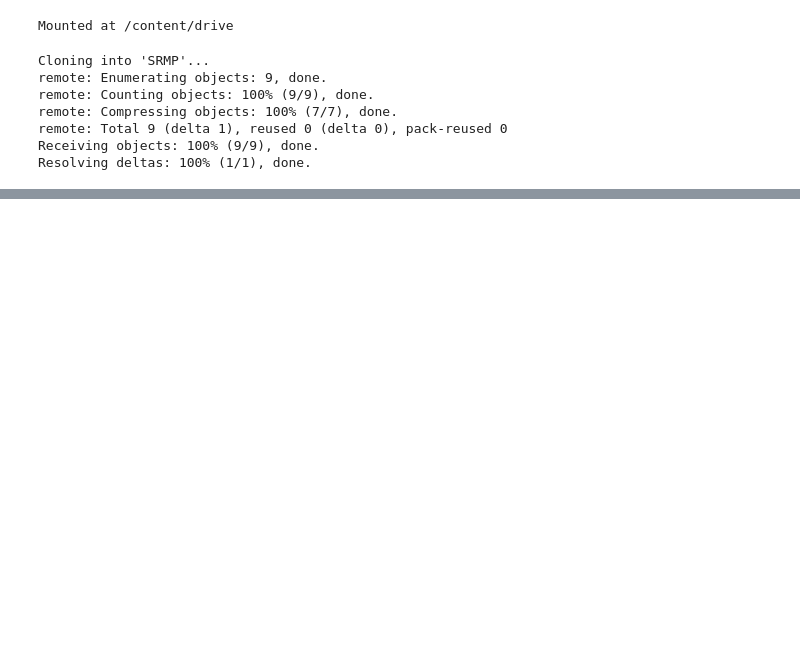
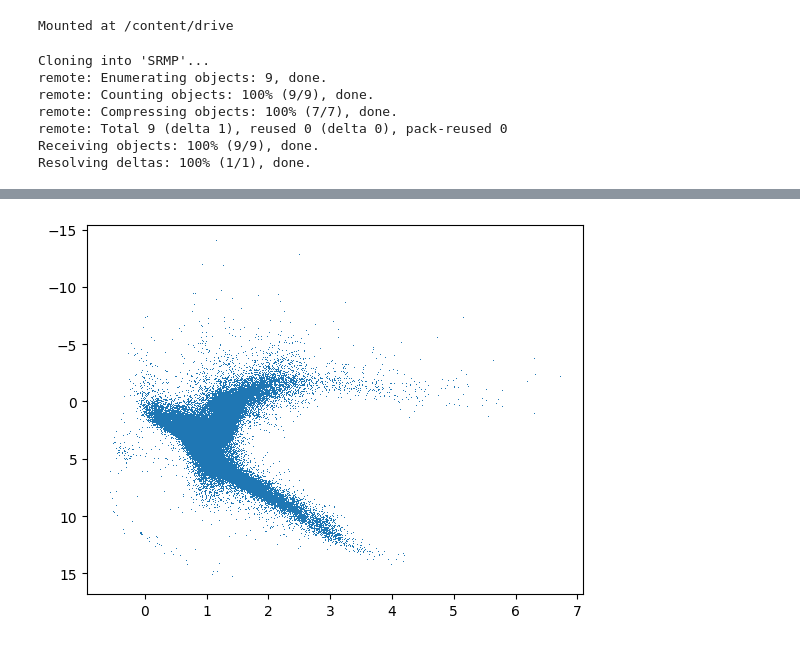
Before and after one commit to starluvr3579/SRMP, a Jupyter notebook: Oct4_DDM.ipynb, the cells around one changed output, grey strips where cells are left out. Saved outputs shown, nothing was run; the diff lists cells and outputs as text; code cells hidden in the pictures; blank space fills up the shorter version.

```diff
--- a/Oct4_DDM.ipynb
+++ b/Oct4_DDM.ipynb
@@ -17,0 +35,2 @@ Resolving deltas: 100% (1/1), done.
+# %%
+df = pd.read_csv("./gaia.csv")
@@ -17,0 +74,5 @@ Resolving deltas: 100% (1/1), done.
+# %%
+plt.plot(df['bp_rp'], df['abs_G'], ',')
+plt.gca().invert_yaxis()
+# %% [output]
+[figure, added]
```
Also changed, not shown: parts of 8 cells of this notebook.
